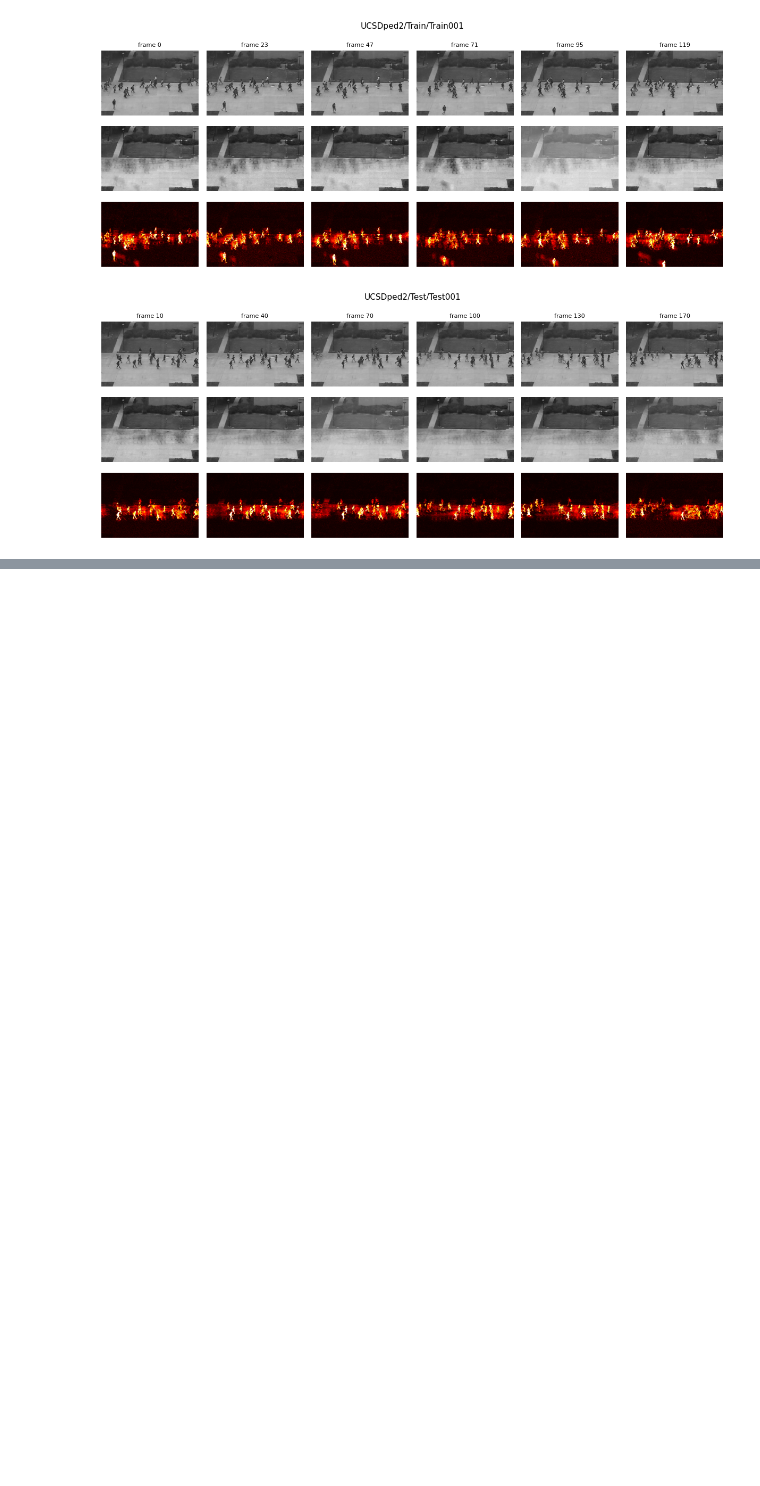
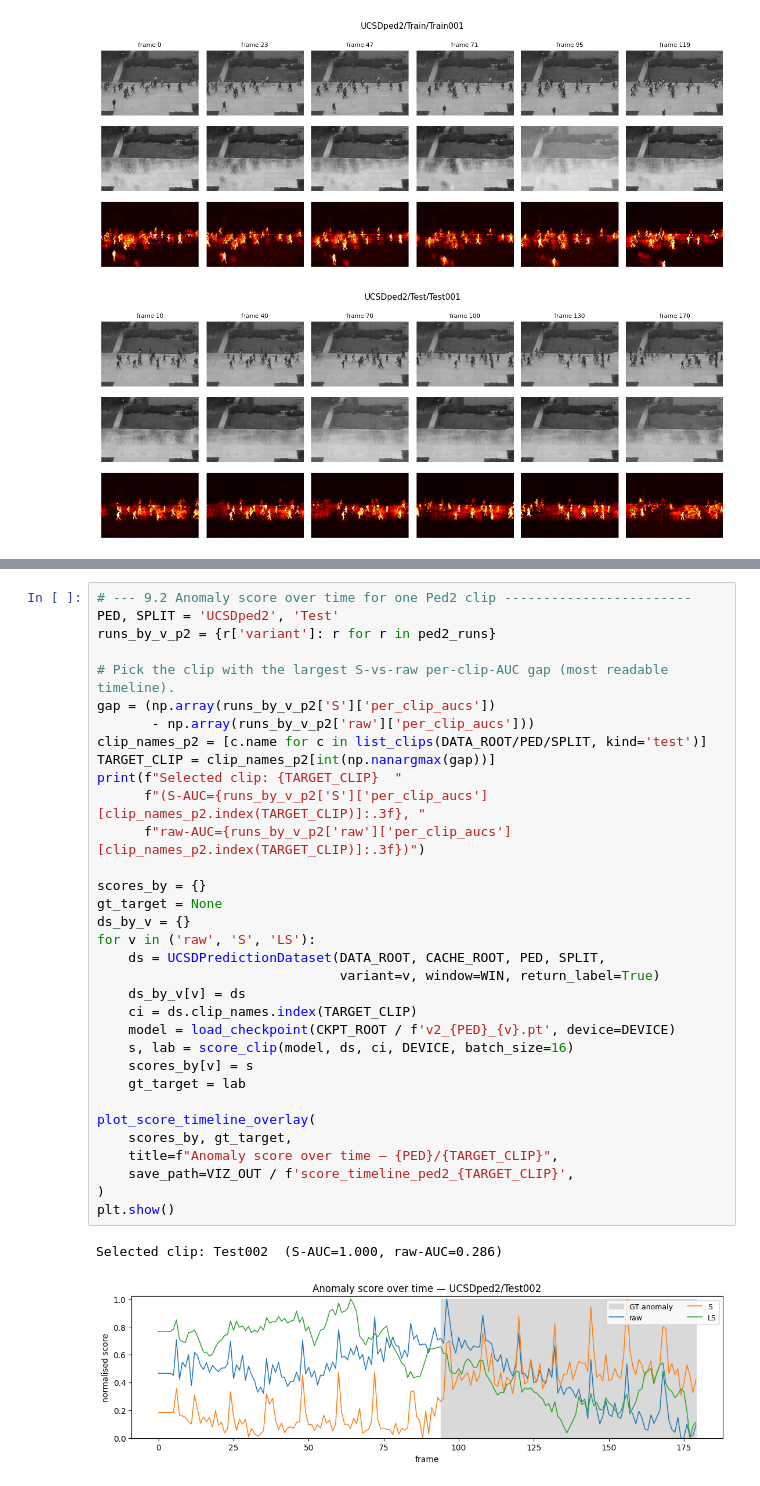
Before and after one commit to MartinNordli/Anomaly-Detection-Pedestrian, a Jupyter notebook: notebooks/main.ipynb, the cells around one changed output, grey strips where cells are left out. Drawn from its saved outputs; the diff is of its cells as text; blank space fills up the shorter version.

```diff
--- a/notebooks/main.ipynb
+++ b/notebooks/main.ipynb
@@ -310,0 +379,36 @@ plt.show()
+# %%
+# --- 9.2 Anomaly score over time for one Ped2 clip ------------------------
+PED, SPLIT = 'UCSDped2', 'Test'
+runs_by_v_p2 = {r['variant']: r for r in ped2_runs}
+
+# Pick the clip with the largest S-vs-raw per-clip-AUC gap (most readable timeline).
+gap = (np.array(runs_by_v_p2['S']['per_clip_aucs'])
+       - np.array(runs_by_v_p2['raw']['per_clip_aucs']))
+clip_names_p2 = [c.name for c in list_clips(DATA_ROOT/PED/SPLIT, kind='test')]
+TARGET_CLIP = clip_names_p2[int(np.nanargmax(gap))]
+print(f"Selected clip: {TARGET_CLIP}  "
+      f"(S-AUC={runs_by_v_p2['S']['per_clip_aucs'][clip_names_p2.index(TARGET_CLIP)]:.3f}, "
+      f"raw-AUC={runs_by_v_p2['raw']['per_clip_aucs'][clip_names_p2.index(TARGET_CLIP)]:.3f})")
+
+scores_by = {}
+gt_target = None
+ds_by_v = {}
+for v in ('raw', 'S', 'LS'):
+    ds = UCSDPredictionDataset(DATA_ROOT, CACHE_ROOT, PED, SPLIT,
+                               variant=v, window=WIN, return_label=True)
+    ds_by_v[v] = ds
+    ci = ds.clip_names.index(TARGET_CLIP)
+    model = load_checkpoint(CKPT_ROOT / f'v2_{PED}_{v}.pt', device=DEVICE)
+    s, lab = score_clip(model, ds, ci, DEVICE, batch_size=16)
+    scores_by[v] = s
+    gt_target = lab
+
+plot_score_timeline_overlay(
+    scores_by, gt_target,
+    title=f"Anomaly score over time — {PED}/{TARGET_CLIP}",
+    save_path=VIZ_OUT / f'score_timeline_ped2_{TARGET_CLIP}',
+)
+plt.show()
+# %% [output]
+Selected clip: Test002  (S-AUC=1.000, raw-AUC=0.286)
+[figure, added]
```
Also changed, not shown: parts of 13 cells of this notebook, 3 other files.
